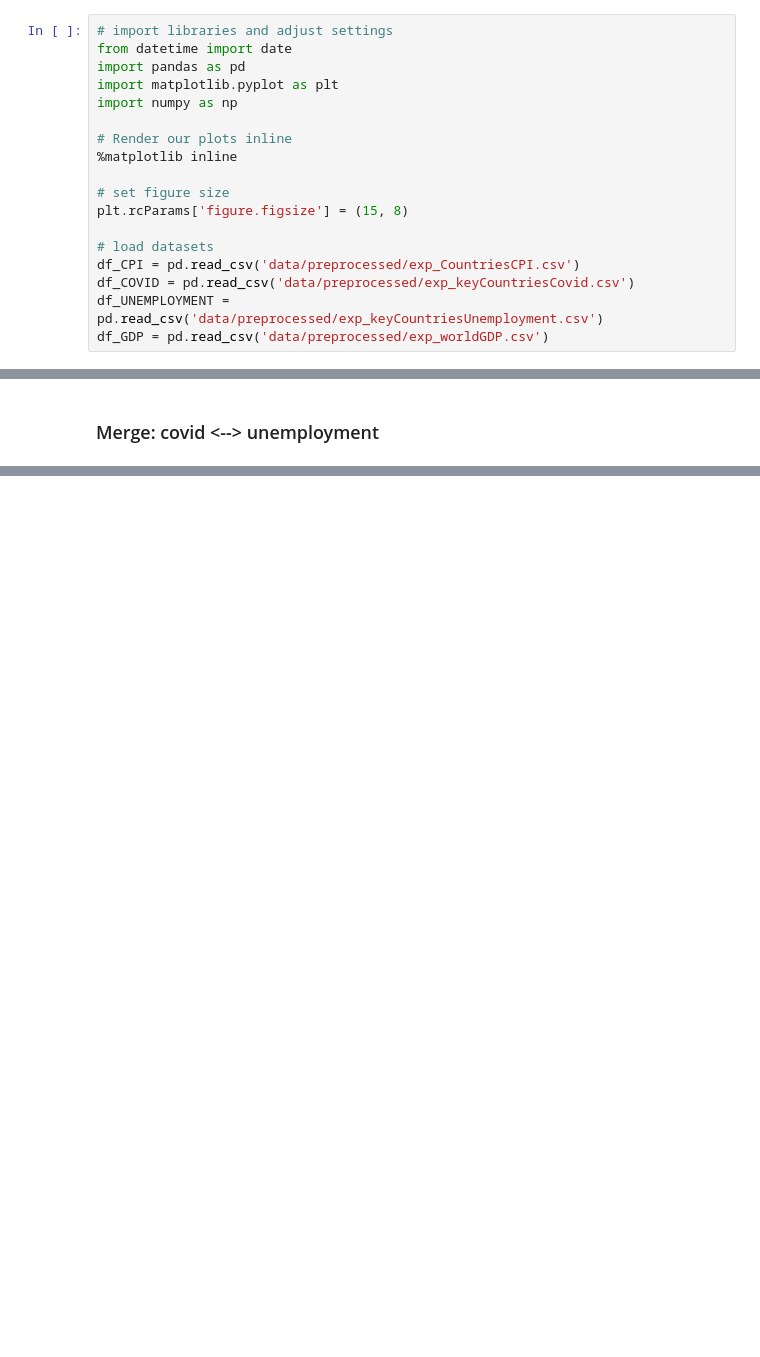
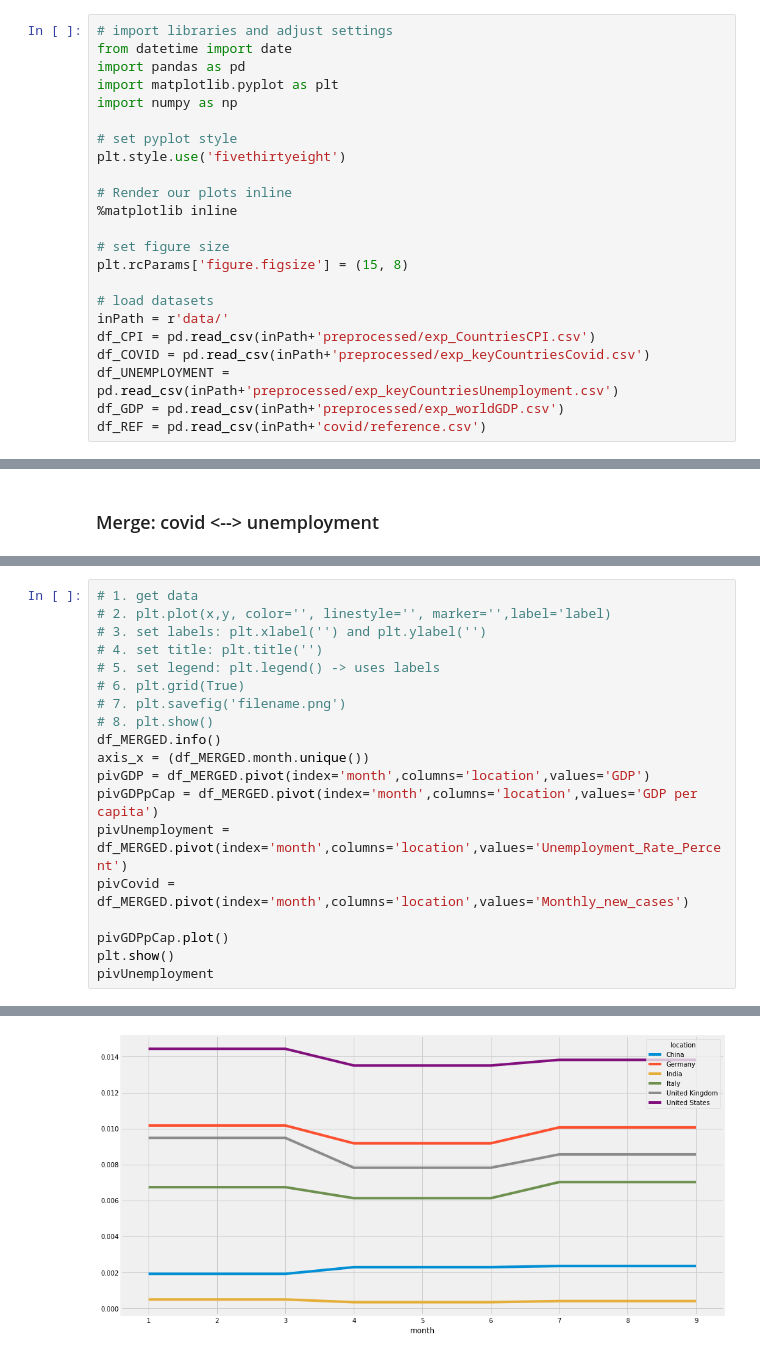
Before and after one commit to tDalile/data-mining, a Jupyter notebook: project/mergedDataset.ipynb, the cells around one changed output, grey strips where cells are left out. Cells and saved outputs as stored; diff of their text form; blank space fills up the shorter version.

Commit message:
merged covid, gdp and umemployment datasets

```diff
--- a/project/mergedDataset.ipynb
+++ b/project/mergedDataset.ipynb
@@ -7,6 +7,9 @@ from datetime import date
 import pandas as pd
 import matplotlib.pyplot as plt
 import numpy as np
+
+# set pyplot style
+plt.style.use('fivethirtyeight')
 
 # Render our plots inline
 %matplotlib inline
@@ -15,10 +18,12 @@ import numpy as np
 plt.rcParams['figure.figsize'] = (15, 8)
 
 # load datasets
-df_CPI = pd.read_csv('data/preprocessed/exp_CountriesCPI.csv')
-df_COVID = pd.read_csv('data/preprocessed/exp_keyCountriesCovid.csv')
-df_UNEMPLOYMENT = pd.read_csv('data/preprocessed/exp_keyCountriesUnemployment.csv')
-df_GDP = pd.read_csv('data/preprocessed/exp_worldGDP.csv')
+inPath = r'data/'
+df_CPI = pd.read_csv(inPath+'preprocessed/exp_CountriesCPI.csv')
+df_COVID = pd.read_csv(inPath+'preprocessed/exp_keyCountriesCovid.csv')
+df_UNEMPLOYMENT = pd.read_csv(inPath+'preprocessed/exp_keyCountriesUnemployment.csv')
+df_GDP = pd.read_csv(inPath+'preprocessed/exp_worldGDP.csv')
+df_REF = pd.read_csv(inPath+'covid/reference.csv')
 # %% [markdown]
 ### Previewing imported datasets
 # %%
@@ -112,0 +206,20 @@ df_MERGED
+# %%
+# 1. get data
+# 2. plt.plot(x,y, color='', linestyle='', marker='',label='label)
+# 3. set labels: plt.xlabel('') and plt.ylabel('')
+# 4. set title: plt.title('')
+# 5. set legend: plt.legend() -> uses labels
+# 6. plt.grid(True)
+# 7. plt.savefig('filename.png')
+# 8. plt.show()
+df_MERGED.info()
+axis_x = (df_MERGED.month.unique())
+pivGDP = df_MERGED.pivot(index='month',columns='location',values='GDP')
+pivGDPpCap = df_MERGED.pivot(index='month',columns='location',values='GDP per capita')
+pivUnemployment = df_MERGED.pivot(index='month',columns='location',values='Unemployment_Rate_Percent')
+pivCovid = df_MERGED.pivot(index='month',columns='location',values='Monthly_new_cases')
+
+pivGDPpCap.plot()
+plt.show()
+pivUnemployment
+# %% [output]
@@ -112,0 +242 @@ df_MERGED
+[figure, added]
```
Also changed, not shown: parts of 8 cells of this notebook, 2 other files.
